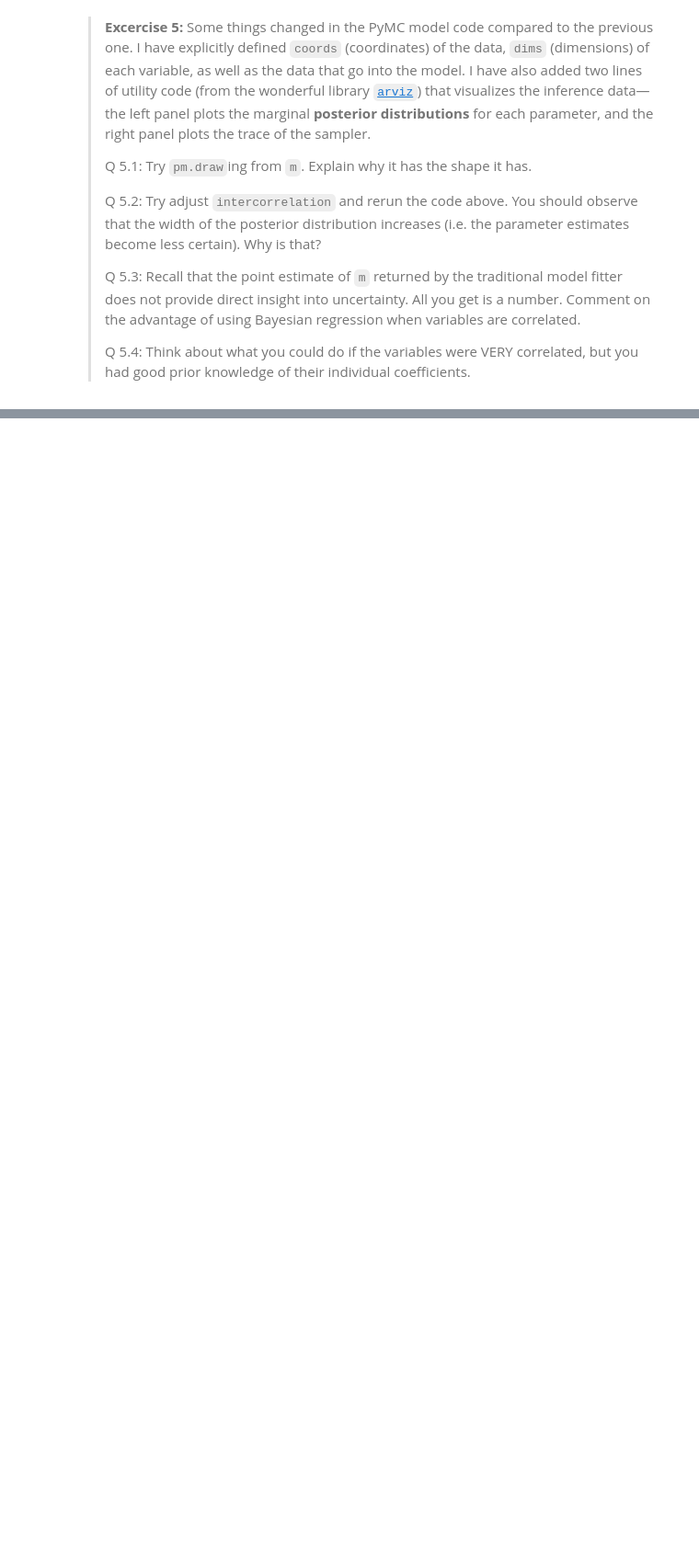
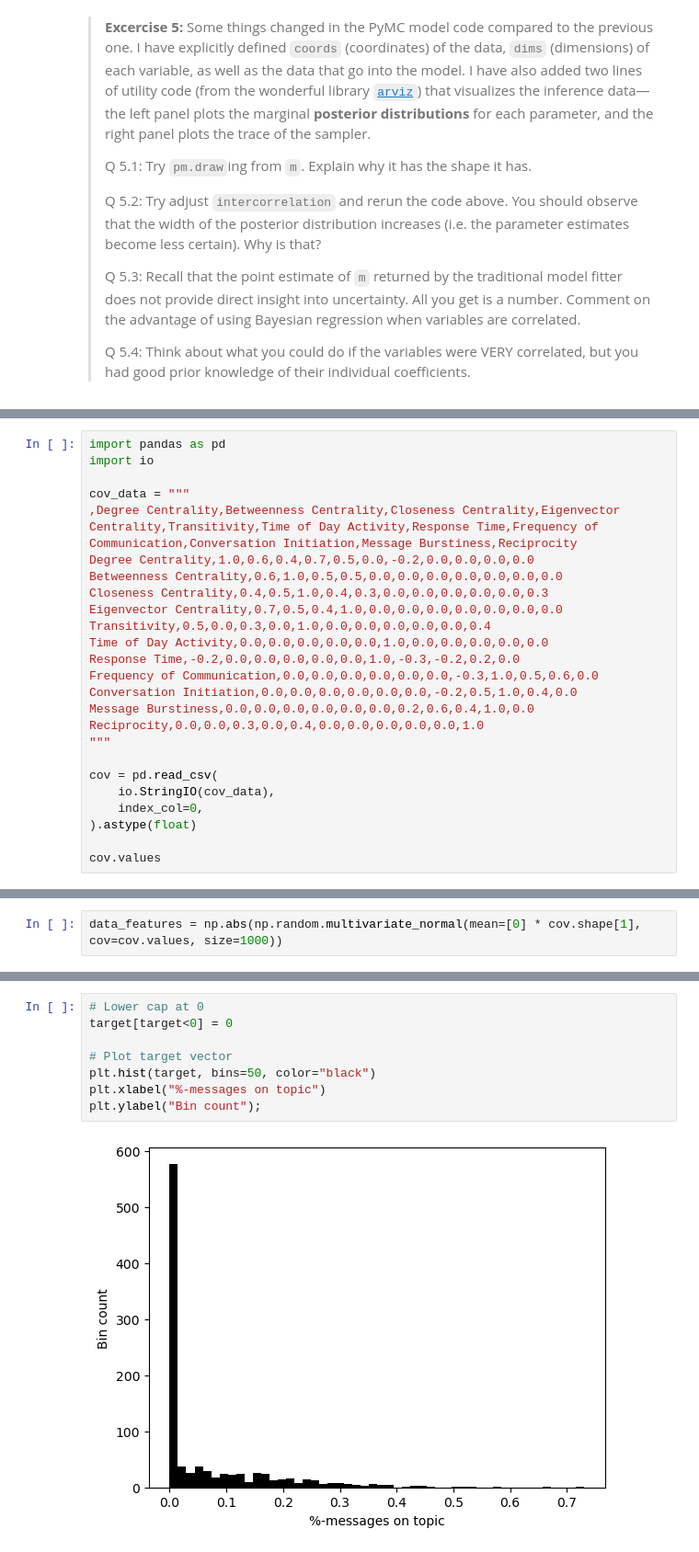
Before and after one commit to ulfaslak/bayesian-stats-modeling-workshop, a Jupyter notebook: workshop.ipynb, the cells around one changed output, grey strips where cells are left out. Shown at 92% size. Saved outputs shown, nothing was run; the diff lists cells and outputs as text; blank space fills up the shorter version.

```diff
--- a/workshop.ipynb
+++ b/workshop.ipynb
@@ -427,0 +429,25 @@ It's fairly common that we have samples in our dataset that we trust more than o
+# %%
+import pandas as pd
+import io
+
+cov_data = """
+,Degree Centrality,Betweenness Centrality,Closeness Centrality,Eigenvector Centrality,Transitivity,Time of Day Activity,Response Time,Frequency of Communication,Conversation Initiation,Message Burstiness,Reciprocity
+Degree Centrality,1.0,0.6,0.4,0.7,0.5,0.0,-0.2,0.0,0.0,0.0,0.0
+Betweenness Centrality,0.6,1.0,0.5,0.5,0.0,0.0,0.0,0.0,0.0,0.0,0.0
+Closeness Centrality,0.4,0.5,1.0,0.4,0.3,0.0,0.0,0.0,0.0,0.0,0.3
+Eigenvector Centrality,0.7,0.5,0.4,1.0,0.0,0.0,0.0,0.0,0.0,0.0,0.0
+Transitivity,0.5,0.0,0.3,0.0,1.0,0.0,0.0,0.0,0.0,0.0,0.4
+Time of Day Activity,0.0,0.0,0.0,0.0,0.0,1.0,0.0,0.0,0.0,0.0,0.0
+Response Time,-0.2,0.0,0.0,0.0,0.0,0.0,1.0,-0.3,-0.2,0.2,0.0
+Frequency of Communication,0.0,0.0,0.0,0.0,0.0,0.0,-0.3,1.0,0.5,0.6,0.0
+Conversation Initiation,0.0,0.0,0.0,0.0,0.0,0.0,-0.2,0.5,1.0,0.4,0.0
+Message Burstiness,0.0,0.0,0.0,0.0,0.0,0.0,0.2,0.6,0.4,1.0,0.0
+Reciprocity,0.0,0.0,0.3,0.0,0.4,0.0,0.0,0.0,0.0,0.0,1.0
+"""
+
+cov = pd.read_csv(
+    io.StringIO(cov_data),
+    index_col=0,
+).astype(float)
+
+cov.values
@@ -427,0 +468,2 @@ It's fairly common that we have samples in our dataset that we trust more than o
+# %%
+data_features = np.abs(np.random.multivariate_normal(mean=[0] * cov.shape[1], cov=cov.values, size=1000))
@@ -427,0 +516,10 @@ It's fairly common that we have samples in our dataset that we trust more than o
+# %%
+# Lower cap at 0
+target[target<0] = 0
+
+# Plot target vector
+plt.hist(target, bins=50, color="black")
+plt.xlabel("%-messages on topic")
+plt.ylabel("Bin count");
+# %% [output]
+[figure, added]
```
Also changed, not shown: parts of 36 cells of this notebook, 1 other file.
